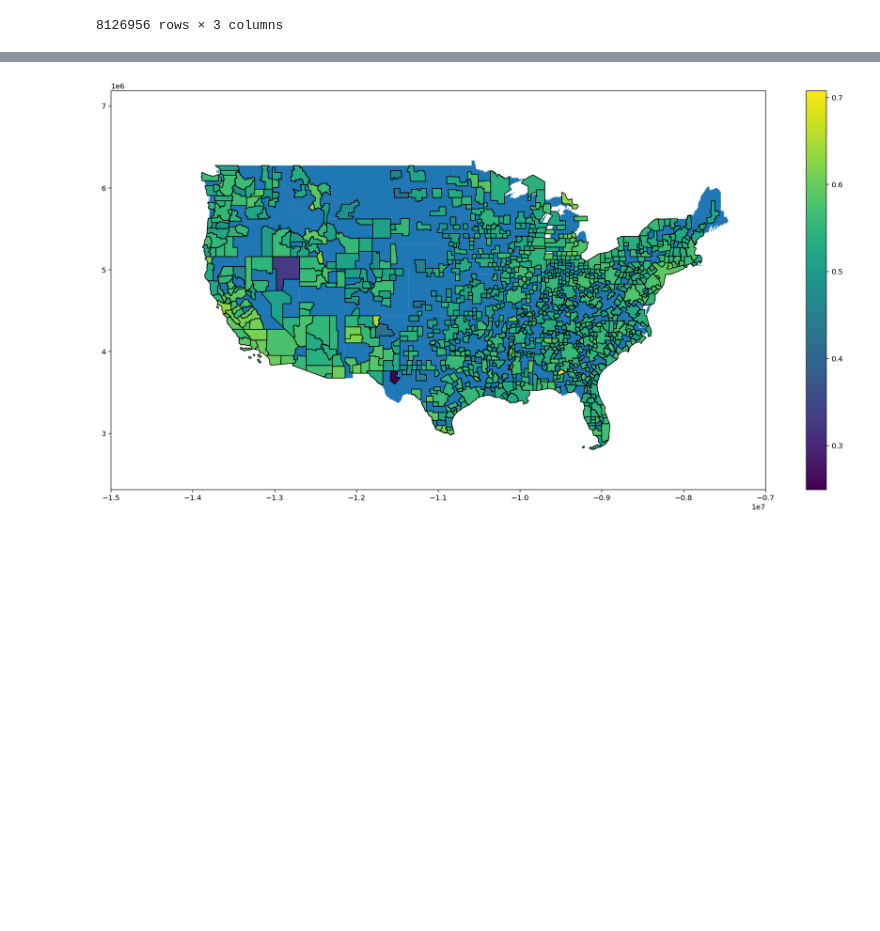
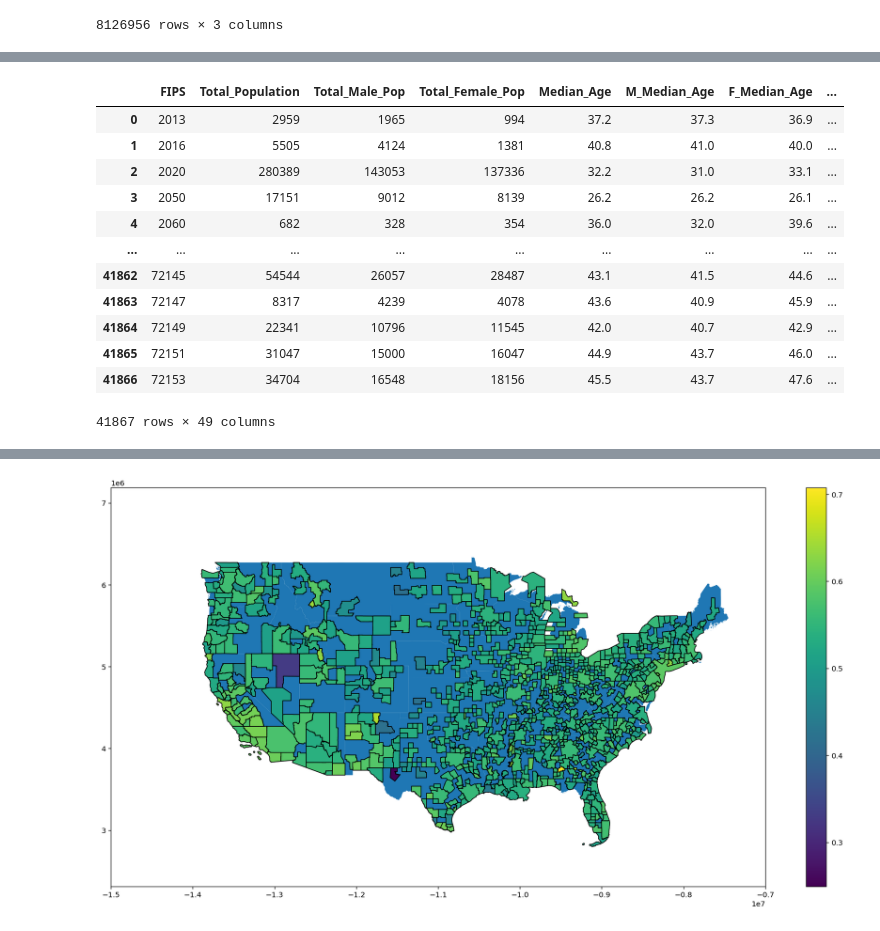
Before and after one commit to ElliottGAbel/Liminal_Cities, a Jupyter notebook: ACS_access.ipynb, the cells around one changed output, grey strips where cells are left out. Cells and saved outputs as stored; diff of their text form; code cells hidden in the pictures; blank space fills up the shorter version.

```diff
--- a/ACS_access.ipynb
+++ b/ACS_access.ipynb
@@ -223,5 +148,24 @@ data
 # %%
 # to rename variable, add to dict
-
-data.rename(columns=demographic_variables_dict,
+data.fillna(value=np.nan, inplace=True)
+data.rename(columns={k: n for k, (n, y, a) in demographic_variables_dict.items()},
             inplace=True)
+data = data.reset_index().rename(columns = {"index":"FIPS"})
+data["FIPS"] = data["FIPS"].apply(lambda x: x.params()[0][1] + x.params()[1][1])
+data['FIPS'] = data['FIPS'].astype(int)
+data[data < 0] = np.nan
+data
+# %% [output]
+|  | FIPS | Total_Population | Total_Male_Pop | Total_Female_Pop | Median_Age | M_Median_Age | F_Median_Age | ... |
+| 0 | 2013 | 2959 | 1965 | 994 | 37.2 | 37.3 | 36.9 | ... |
+| 1 | 2016 | 5505 | 4124 | 1381 | 40.8 | 41.0 | 40.0 | ... |
+| 2 | 2020 | 280389 | 143053 | 137336 | 32.2 | 31.0 | 33.1 | ... |
+| 3 | 2050 | 17151 | 9012 | 8139 | 26.2 | 26.2 | 26.1 | ... |
+| 4 | 2060 | 682 | 328 | 354 | 36.0 | 32.0 | 39.6 | ... |
+| ... | ... | ... | ... | ... | ... | ... | ... | ... |
+| 41862 | 72145 | 54544 | 26057 | 28487 | 43.1 | 41.5 | 44.6 | ... |
+| 41863 | 72147 | 8317 | 4239 | 4078 | 43.6 | 40.9 | 45.9 | ... |
+| 41864 | 72149 | 22341 | 10796 | 11545 | 42.0 | 40.7 | 42.9 | ... |
+| 41865 | 72151 | 31047 | 15000 | 16047 | 44.9 | 43.7 | 46.0 | ... |
+| 41866 | 72153 | 34704 | 16548 | 18156 | 45.5 | 43.7 | 47.6 | ... |
+41867 rows × 49 columns
```
Also changed, not shown: parts of 12 cells of this notebook.
